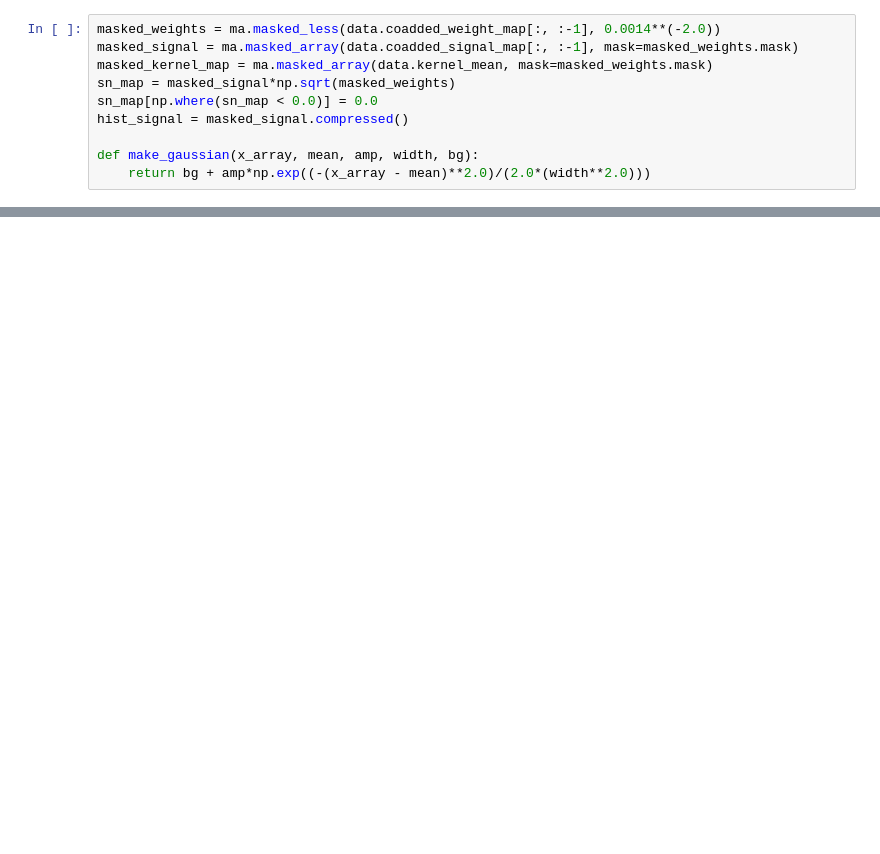
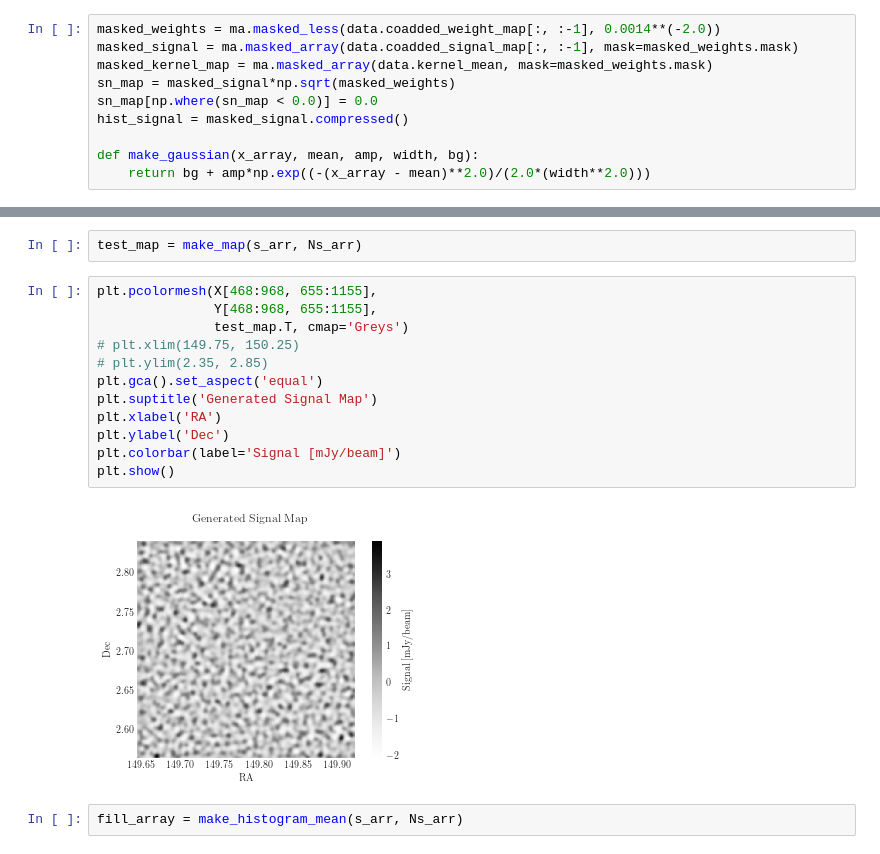
Before and after one commit to gmduvvuri/astr5550, a Jupyter notebook: homework/project_3/gmduvvuri_project3.ipynb, the cells around one changed output, grey strips where cells are left out. Drawn from its saved outputs; the diff is of its cells as text; blank space fills up the shorter version.

```diff
--- a/homework/project_3/gmduvvuri_project3.ipynb
+++ b/homework/project_3/gmduvvuri_project3.ipynb
@@ -105,0 +179,18 @@ print(signal_cut.mean(), signal_cut.std())
+# %%
+test_map = make_map(s_arr, Ns_arr)
+# %%
+plt.pcolormesh(X[468:968, 655:1155],
+               Y[468:968, 655:1155],
+               test_map.T, cmap='Greys')
+# plt.xlim(149.75, 150.25)
+# plt.ylim(2.35, 2.85)
+plt.gca().set_aspect('equal')
+plt.suptitle('Generated Signal Map')
+plt.xlabel('RA')
+plt.ylabel('Dec')
+plt.colorbar(label='Signal [mJy/beam]')
+plt.show()
+# %% [output]
+[figure, added]
+# %%
+fill_array = make_histogram_mean(s_arr, Ns_arr)
```
Also changed, not shown: parts of 11 cells of this notebook, 10 other files.
